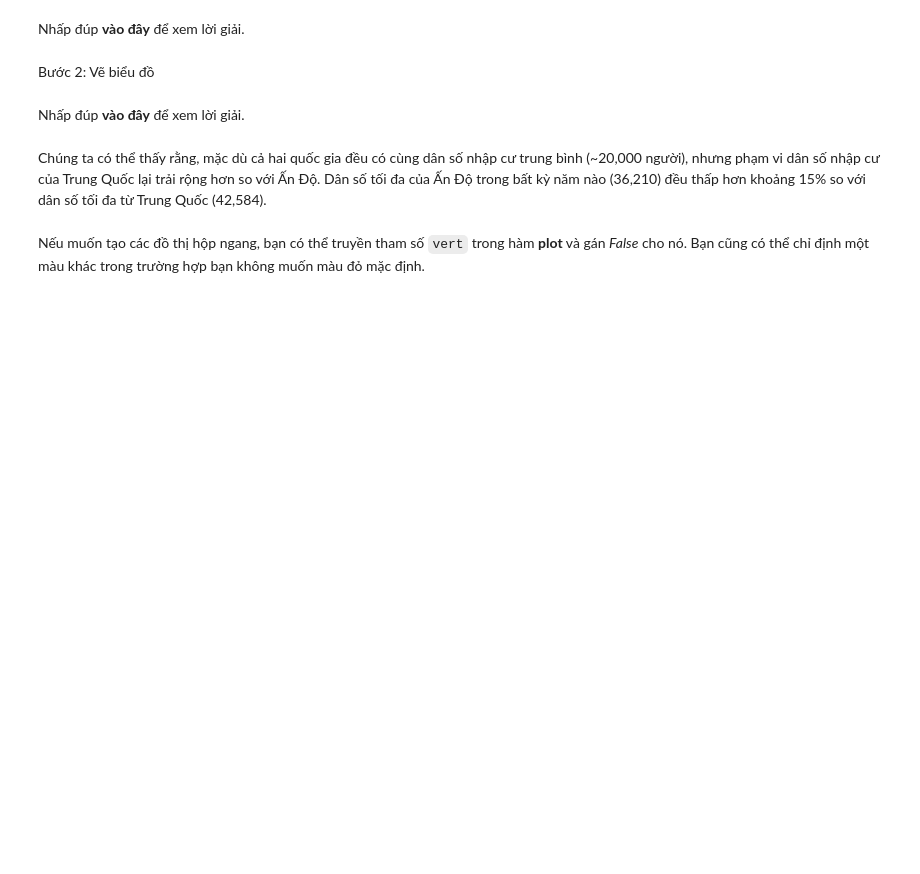
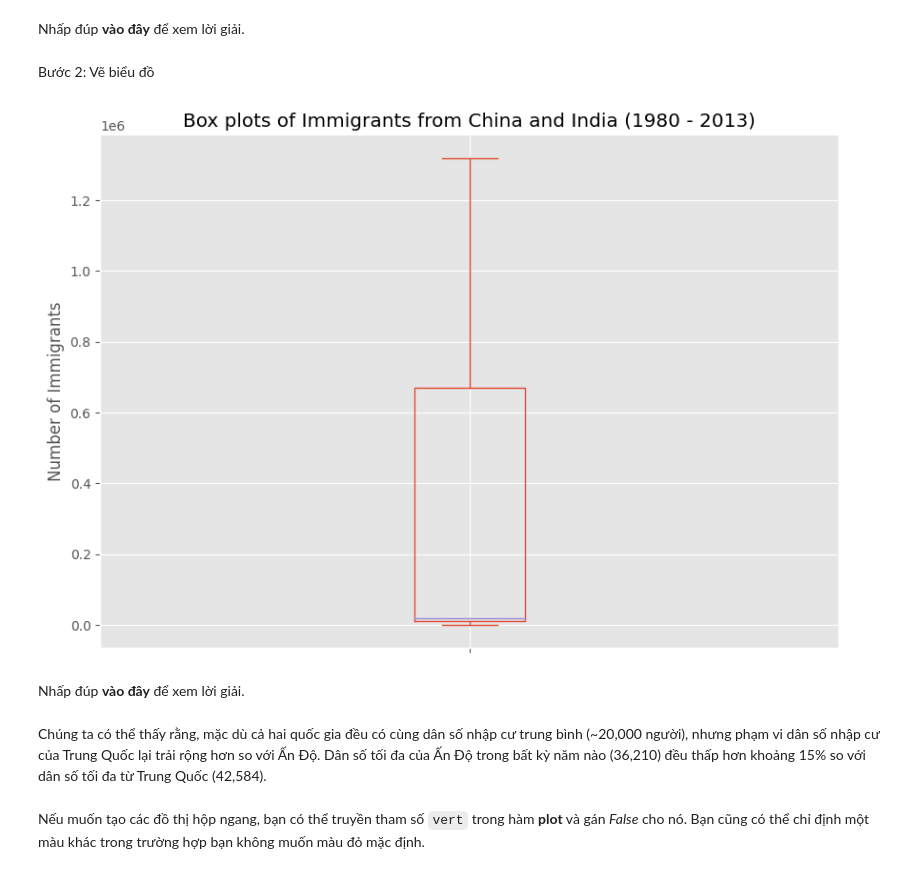
Before and after one commit to dangindev/FUNIX-DataScience, a Jupyter notebook: DSP302x_1.2-A_VN/Labs/VN_Lab 9.1-Pie-Charts-Box-Plots-Scatter-Plots-and-Bubble-Plots-py-v2.0.ipynb, the cells around one changed output. Saved outputs shown, nothing was run; the diff lists cells and outputs as text; code cells hidden in the pictures; blank space fills up the shorter version.

```diff
--- a/DSP302x_1.2-A_VN/Labs/VN_Lab 9.1-Pie-Charts-Box-Plots-Scatter-Plots-and-Bubble-Plots-py-v2.0.ipynb
+++ b/DSP302x_1.2-A_VN/Labs/VN_Lab 9.1-Pie-Charts-Box-Plots-Scatter-Plots-and-Bubble-Plots-py-v2.0.ipynb
@@ -277,3 +375,19 @@ Bước 1: Lấy tập dữ liệu cho Trung Quốc và Ấn Độ và dataframe
+# %%
+### type your answer here
+
+# take China and India data from df_can rows
+df_CI = pd.concat(
+    [df_can.loc[df_can.index.str.contains("China")], df_can.loc[["India"]]]
+)
+# this is a bit off topic, since the questions doesn't specifiy Mainland China
+# thus we need to include Hongkong and Macao as well, with its become the sum
+condition1 = df_can.index.str.contains("China")
+
+condition2 = df_can.index.str.contains("India")
+
+condition = condition1 | condition2
+
+df_CI = df_can.select_dtypes('int').loc[condition1].sum(axis=1)
 # %% [markdown]
 Nhấp đúp  __vào đây__ để xem lời giải.
 <!-- The correct answer is:
@@ -296,3 +420,13 @@ Bước 2: Vẽ biểu đồ
+# %%
+### type your answer here
+
+
+df_CI.plot(kind='box', figsize=(10, 7))
+plt.title('Box plots of Immigrants from China and India (1980 - 2013)')
+plt.ylabel('Number of Immigrants')
+plt.show()
+# %% [output]
+[figure, added]
 # %% [markdown]
 Nhấp đúp  __vào đây__ để xem lời giải.
 <!-- The correct answer is:
```
Also changed, not shown: parts of 40 cells of this notebook, 2 other files.
